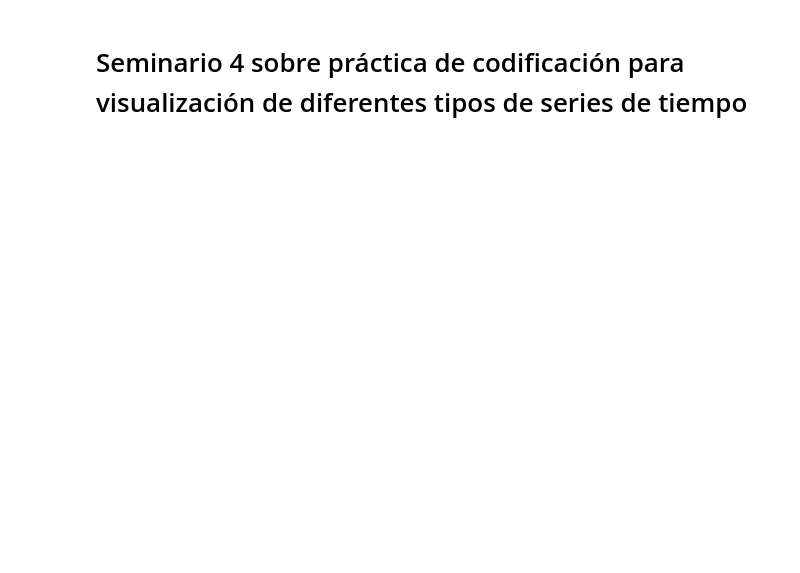
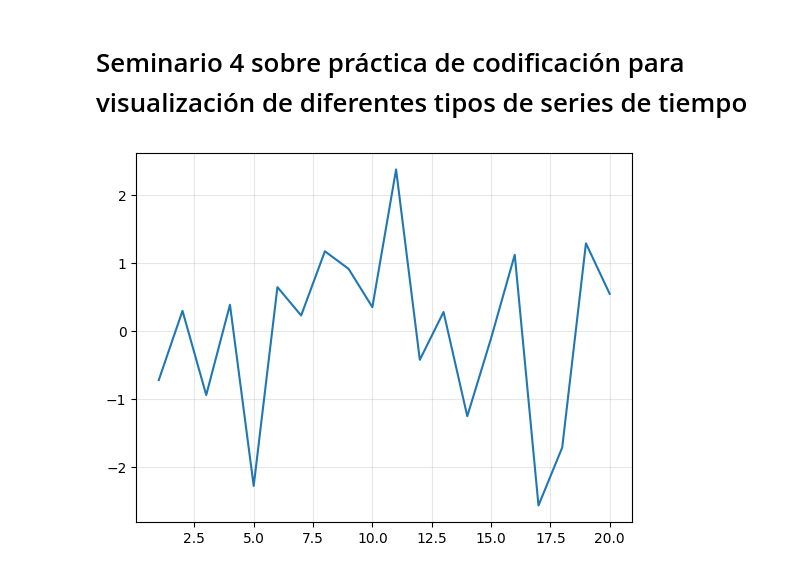
Before and after one commit to marco-canas/arima, a Jupyter notebook: machine_learning/1_time_series/4_seminario/4_seminario_practica_visualización_series_tiempo.ipynb, the cells around one changed output. Cells and saved outputs as stored; diff of their text form; code cells hidden in the pictures; blank space fills up the shorter version.

```diff
--- a/machine_learning/1_time_series/4_seminario/4_seminario_practica_visualización_series_tiempo.ipynb
+++ b/machine_learning/1_time_series/4_seminario/4_seminario_practica_visualización_series_tiempo.ipynb
@@ -6,3 +6,27 @@
 </table>
 # %% [markdown]
 # Seminario 4 sobre práctica de codificación para visualización de diferentes tipos de series de tiempo
+# %%
+# importación de librerías necesarias
+import numpy as np
+
+from matplotlib import pyplot as plt  # plt.plot() graficos de líneas
+
+np.random.seed(513)
+
+# crear datos ficticios
+tiempo = np.arange(1, 21, 1) # crea progresiones aritméticas
+
+
+serie_aditiva = np.random.normal(loc = 0, scale = 1, size = 20) # crear una muestra aleatoria que distribuya normal
+
+
+plt.plot(tiempo, serie_aditiva)
+
+plt.savefig('/sysroot/home/marco/Documentos/investigacion/investigacion_dengue/machine_learning/images/serie_aditiva.png')
+
+plt.grid(alpha = 0.3)
+
+plt.show()
+# %% [output]
+[figure, added]
```
Also changed, not shown: parts of 2 cells of this notebook, 1 other file.
